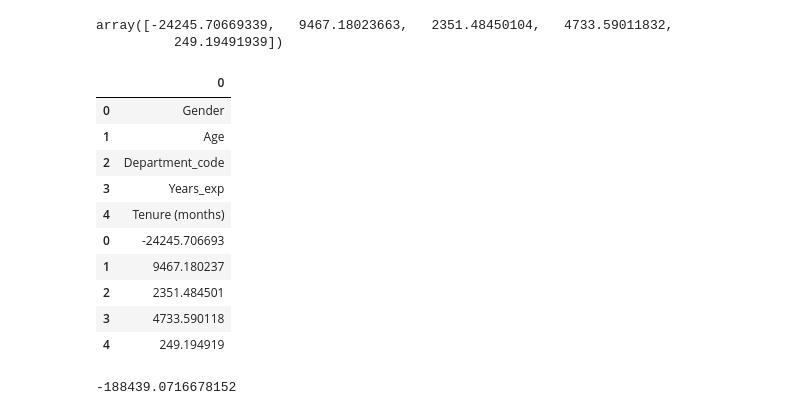
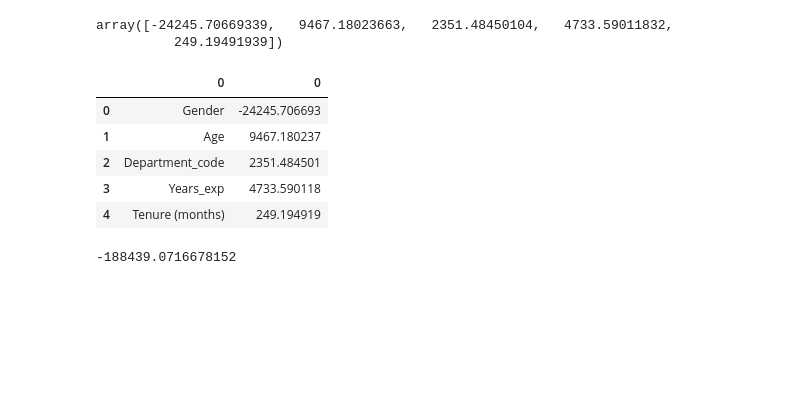
Before and after one commit to rusgar/Lines-of-Regression--KNN, a Jupyter notebook: Prueba_salarios.ipynb, the cells around one changed output. Drawn from its saved outputs; the diff is of its cells as text; code cells hidden in the pictures; blank space fills up the shorter version.

```diff
--- a/Prueba_salarios.ipynb
+++ b/Prueba_salarios.ipynb
@@ -183,19 +183,14 @@ model.coef_
 array([-24245.70669339,   9467.18023663,   2351.48450104,   4733.59011832,
           249.19491939])
 # %%
-pd.concat([pd.DataFrame(features.columns),pd.DataFrame(np.transpose(model.coef_))])
+pd.concat([pd.DataFrame(features.columns),pd.DataFrame(np.transpose(model.coef_))],axis = 1)
 # %% [output]
-|  | 0 |
-| 0 | Gender |
-| 1 | Age |
-| 2 | Department_code |
-| 3 | Years_exp |
-| 4 | Tenure (months) |
-| 0 | -24245.706693 |
-| 1 | 9467.180237 |
-| 2 | 2351.484501 |
-| 3 | 4733.590118 |
-| 4 | 249.194919 |
+|  | 0 | 0 |
+| 0 | Gender | -24245.706693 |
+| 1 | Age | 9467.180237 |
+| 2 | Department_code | 2351.484501 |
+| 3 | Years_exp | 4733.590118 |
+| 4 | Tenure (months) | 249.194919 |
 # %%
 model.intercept_
 # %% [output]
```
Also changed, not shown: 6 other files.
